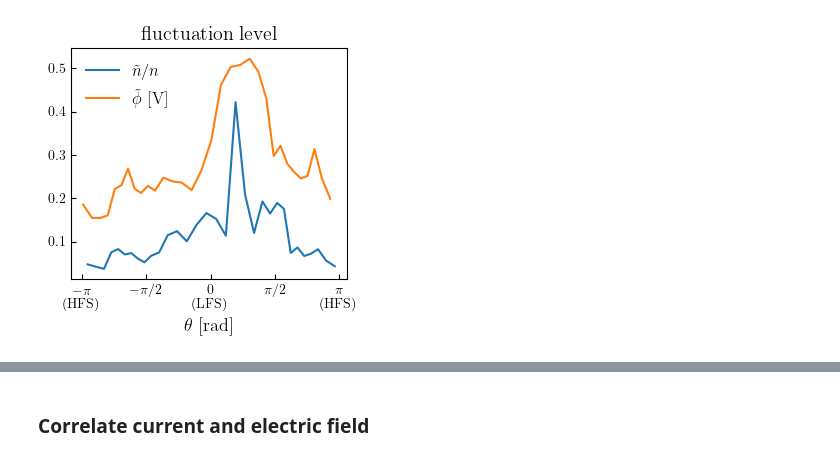
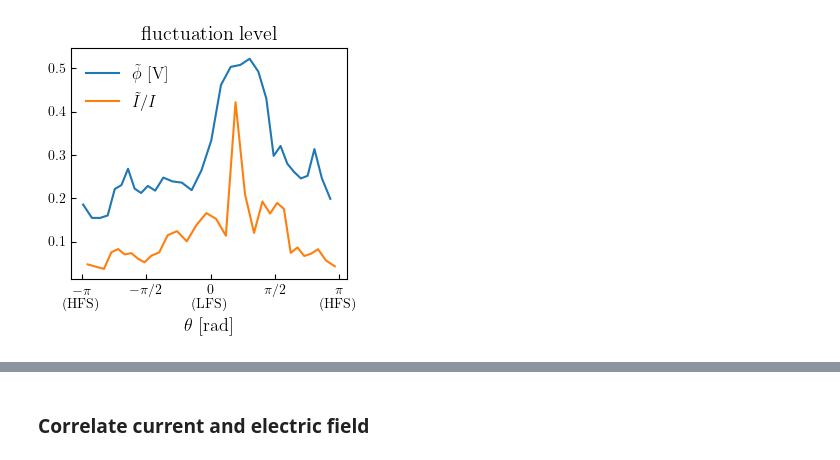
Before and after one commit to SaschaRienaecker/TJ-K, a Jupyter notebook: notebooks/poloidal_sascha.ipynb, the cells around one changed output, grey strips where cells are left out. Cells and saved outputs as stored; diff of their text form; code cells hidden in the pictures.

```diff
--- a/notebooks/poloidal_sascha.ipynb
+++ b/notebooks/poloidal_sascha.ipynb
@@ -60,17 +65,17 @@ dn, dphi = fluct_level(Dat, itor=0)
 # %%
 fs = set_size(width='article',fraction=1, aspect_r=1)
 fig, ax = plt.subplots(figsize=fs)
 
-ax.plot(theta_array_OPA[iIsat], dn, label=r'$\tilde{n} / n$')
 ax.plot(theta_array_OPA[iPhi], dphi, label=r'$\tilde{\phi}$ [V]')
+ax.plot(theta_array_OPA[iIsat], dn, label=r'$\tilde{I} / I$')
 
 #ax.set_xticks([0, np.pi/2, pi, 3*pi/2, 2*pi])
 #ax.set_xticklabels(['$0$', '$\pi/2$', '$\pi$', '$3\pi/2$', '$2\pi$']);
 annot_poloidal_xaxis(ax)
 ax.legend()
 ax.set_title('fluctuation level')
 plt.tight_layout()
 
 #fig.savefig(dropb / 'figures/fluct_pol_OPA.svg')
 # %% [output]
-[figure, old version]
+[figure, new version]
```
Also changed, not shown: parts of 22 cells of this notebook.
